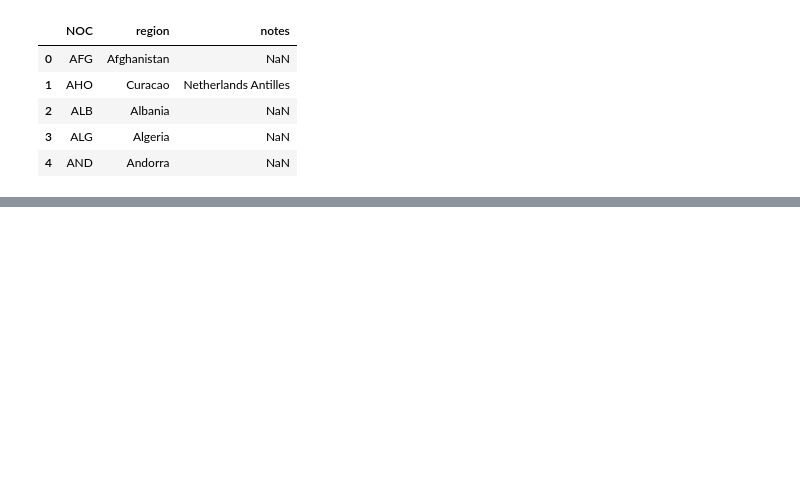
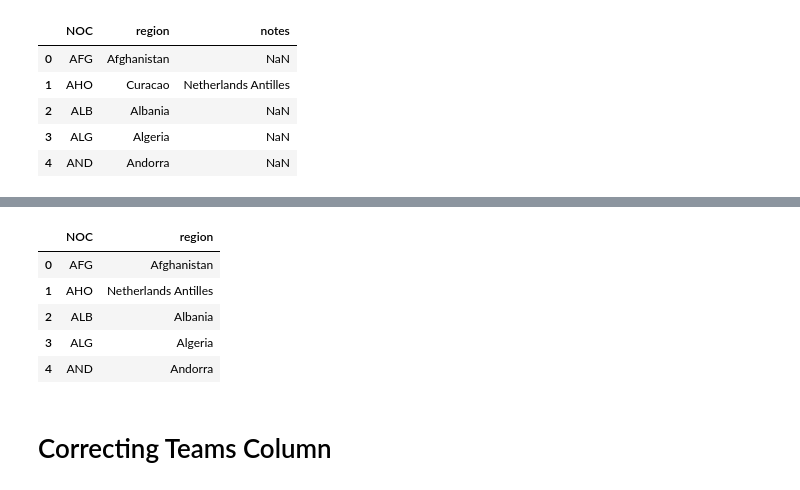
Before and after one commit to Darylwanji/Olympic-Sports-Insights-1986-2016, a Jupyter notebook: Notebooks/OlympicSportsAnalysis.ipynb, the cells around one changed output, grey strips where cells are left out. Saved outputs shown, nothing was run; the diff lists cells and outputs as text; code cells hidden in the pictures; blank space fills up the shorter version.

```diff
--- a/Notebooks/OlympicSportsAnalysis.ipynb
+++ b/Notebooks/OlympicSportsAnalysis.ipynb
@@ -147,0 +170,31 @@ regions_data.head()
+# %%
+"""
+Cell generated by Data Wrangler.
+"""
+def clean_data(regions_data_clean):
+    replacements = [
+        ("FRG", "GER"),
+        ("GDR", "GER"),
+        ("SAA", "GER"),
+        ("URS", "RUS"),
+        ("EUN", "RUS"),
+        ("RHO", "ZIM"),
+        ("TCH", "CZE"),
+        ("VNM", "VIE"),
+        ("MAL", "MAS"),
+    ]
+    for old, new in replacements:
+        regions_data_clean['NOC'] = regions_data_clean['NOC'].str.replace(old, new, case=False, regex=False)
+    return regions_data_clean.drop_duplicates(keep='first')
+
+regions_data_clean_1 = clean_data(regions_data_clean.copy())
+regions_data_clean_1.head()
+# %% [output]
+|  | NOC | region |
+| 0 | AFG | Afghanistan |
+| 1 | AHO | Netherlands Antilles |
+| 2 | ALB | Albania |
+| 3 | ALG | Algeria |
+| 4 | AND | Andorra |
+# %% [markdown]
+# Correcting Teams Column
```
Also changed, not shown: parts of 3 cells of this notebook, 1 other file.
